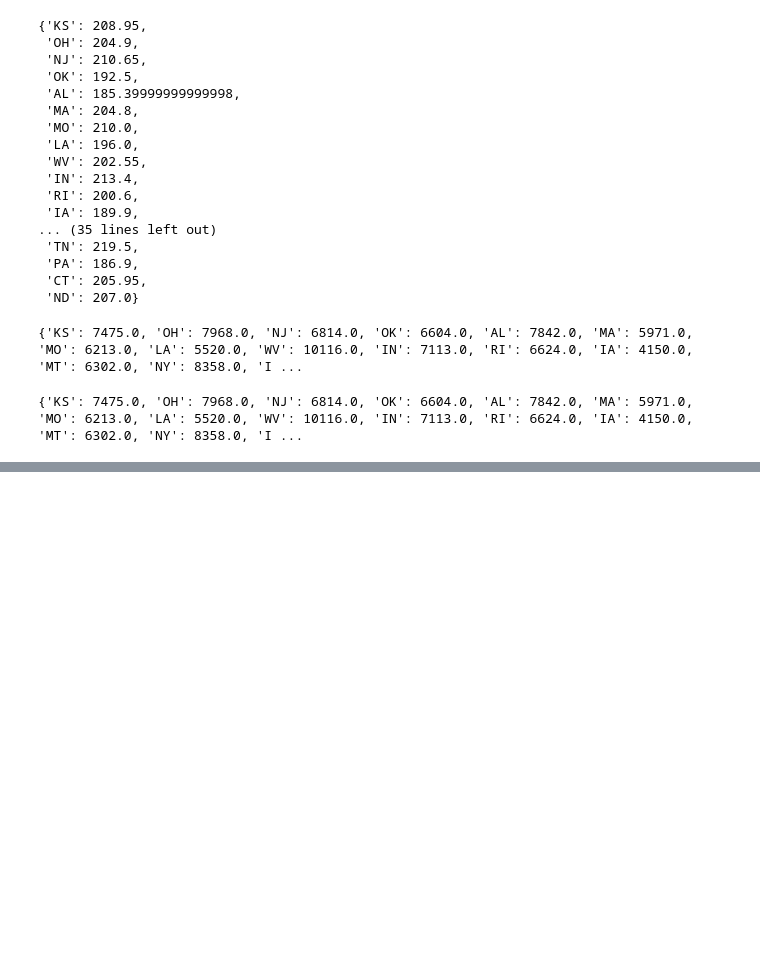
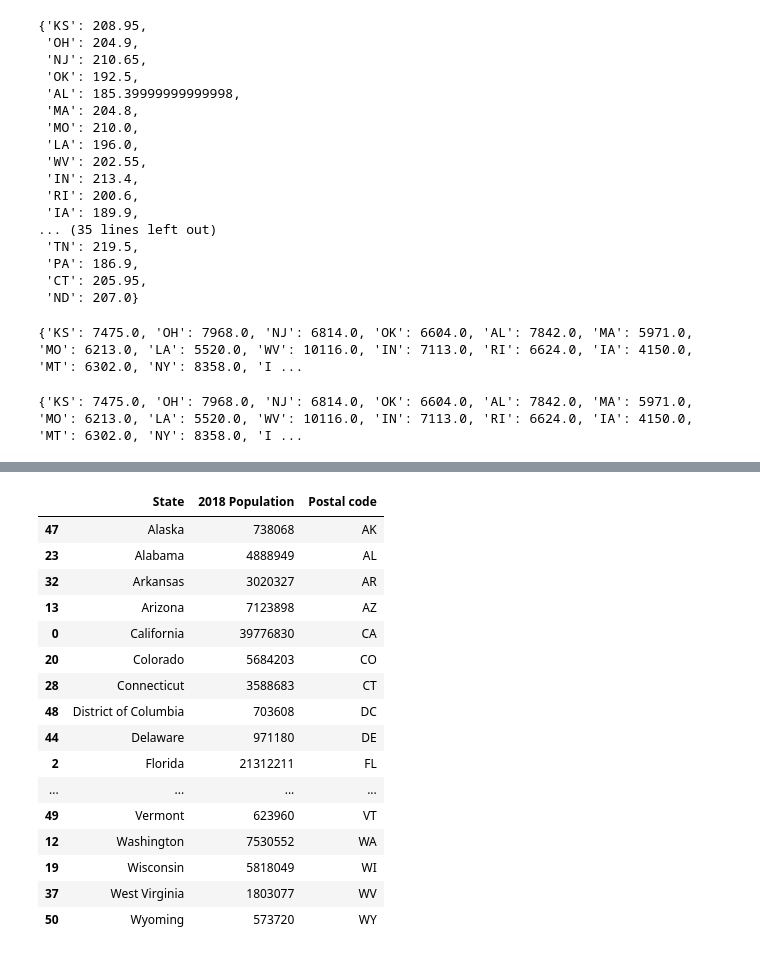
Before and after one commit to anshuman19/Data-analysis, a Jupyter notebook: Handling telecom_churn Dataset.ipynb, the cells around one changed output, grey strips where cells are left out. Drawn from its saved outputs; the diff is of its cells as text; code cells hidden in the pictures; blank space fills up the shorter version.

```diff
--- a/Handling telecom_churn Dataset.ipynb
+++ b/Handling telecom_churn Dataset.ipynb
@@ -612,3 +592,5 @@ for i,row in df2.iterrows():
 print(d7)
 # %% [output]
 {'KS': 7475.0, 'OH': 7968.0, 'NJ': 6814.0, 'OK': 6604.0, 'AL': 7842.0, 'MA': 5971.0, 'MO': 6213.0, 'LA': 5520.0, 'WV': 10116.0, 'IN': 7113.0, 'RI': 6624.0, 'IA': 4150.0, 'MT': 6302.0, 'NY': 8358.0, 'I ...
+# %%
+df3=pd.read_csv('Data/State population.csv',error_bad_lines=False)
@@ -614,0 +611,20 @@ print(d7)
+# %%
+df3.sort_values("Postal code")
+# %% [output]
+|  | State | 2018 Population | Postal code |
+| 47 | Alaska | 738068 | AK |
+| 23 | Alabama | 4888949 | AL |
+| 32 | Arkansas | 3020327 | AR |
+| 13 | Arizona | 7123898 | AZ |
+| 0 | California | 39776830 | CA |
+| 20 | Colorado | 5684203 | CO |
+| 28 | Connecticut | 3588683 | CT |
+| 48 | District of Columbia | 703608 | DC |
+| 44 | Delaware | 971180 | DE |
+| 2 | Florida | 21312211 | FL |
+| ... | ... | ... | ... |
+| 49 | Vermont | 623960 | VT |
+| 12 | Washington | 7530552 | WA |
+| 19 | Wisconsin | 5818049 | WI |
+| 37 | West Virginia | 1803077 | WV |
+| 50 | Wyoming | 573720 | WY |
```
Also changed, not shown: parts of 6 cells of this notebook.
